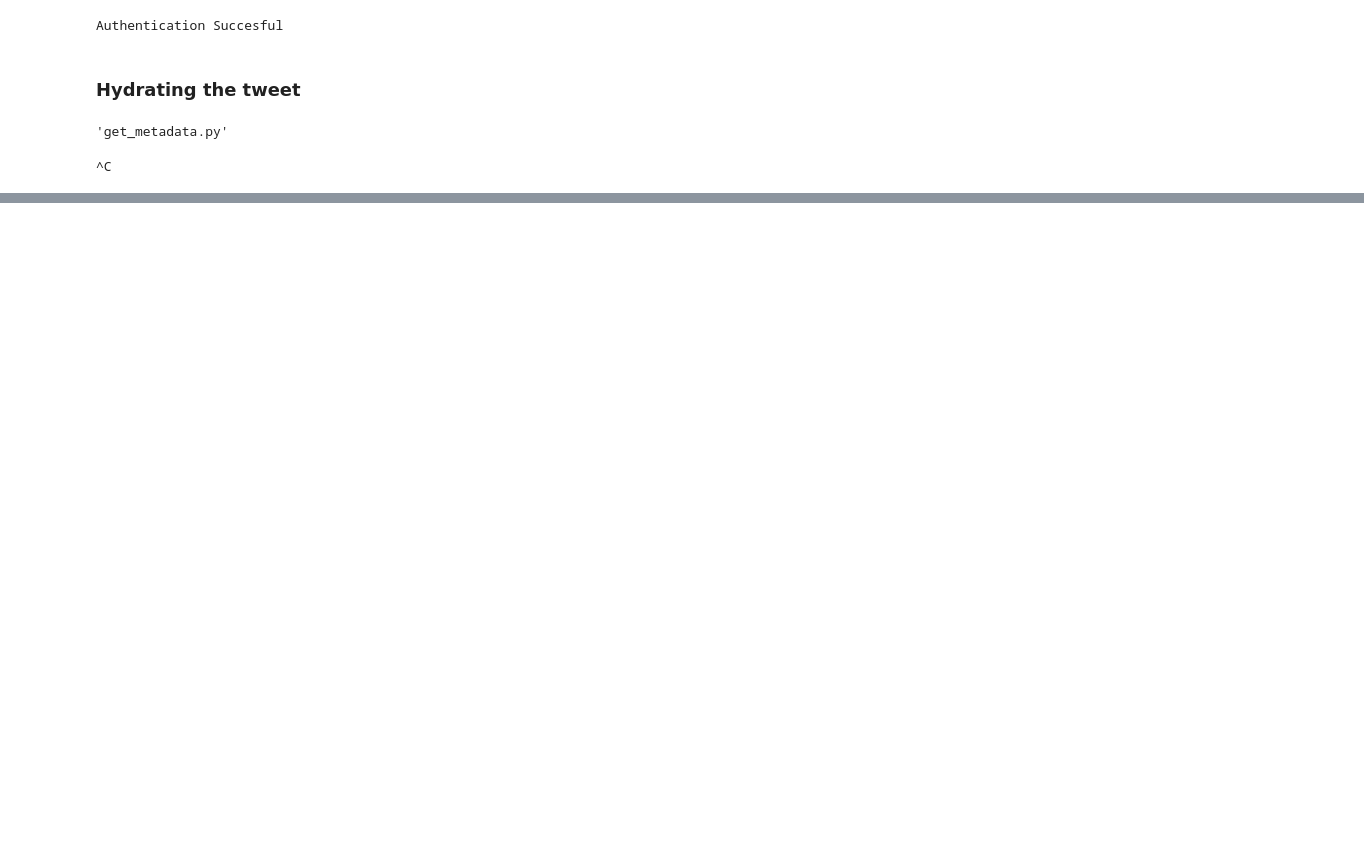
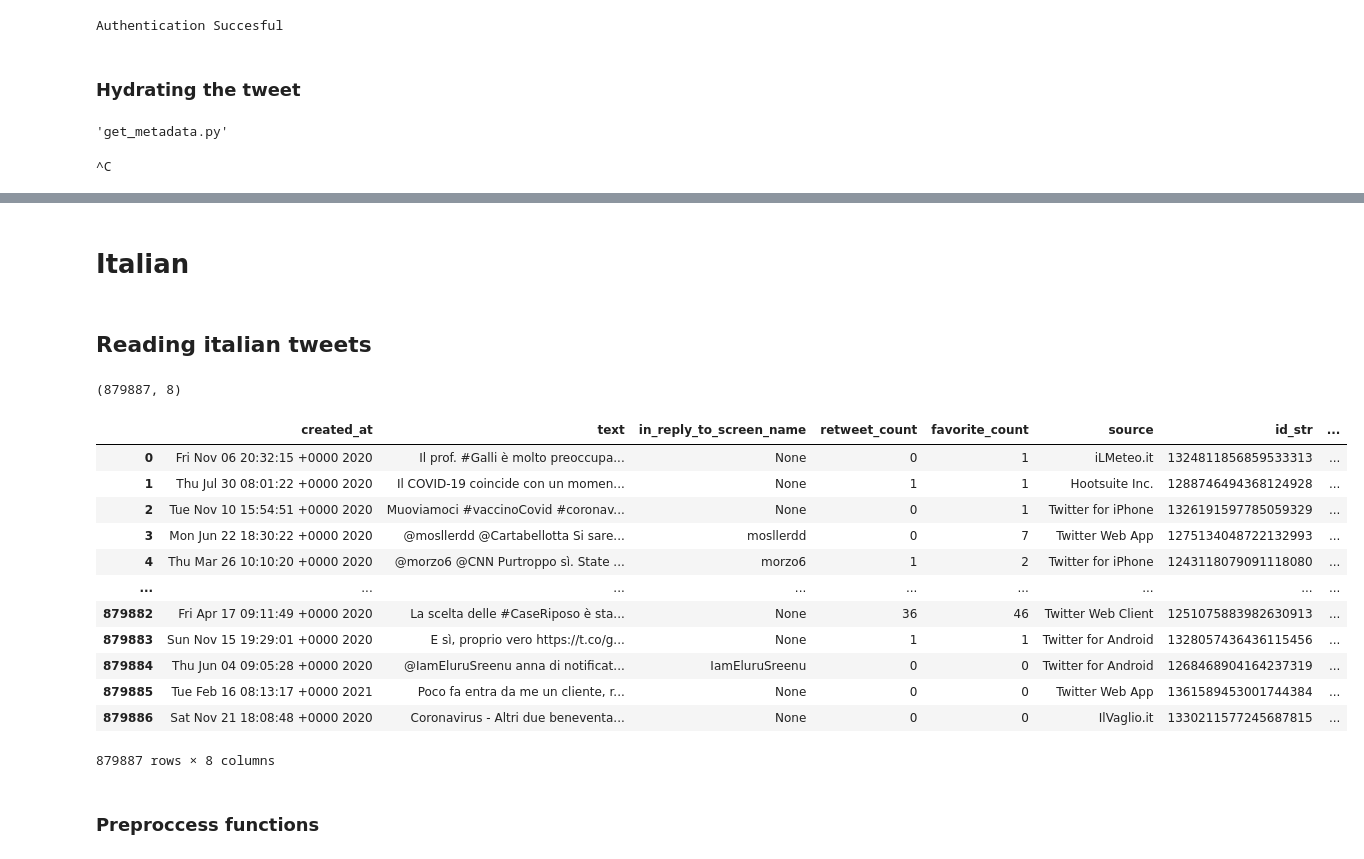
Before and after one commit to imsarmiento/NLP_202110, a Jupyter notebook: Stage 1/twitterOpenDB.ipynb, the cells around one changed output, grey strips where cells are left out. Drawn from its saved outputs; the diff is of its cells as text; code cells hidden in the pictures; blank space fills up the shorter version.

Commit message:
Twitter from Open Database

```diff
--- a/Stage 1/twitterOpenDB.ipynb
+++ b/Stage 1/twitterOpenDB.ipynb
@@ -42,25 +42,26 @@ import ipywidgets as widgets
 import numpy as np
 import pandas as pd
 # %%
-dataset_URL = "https://github.com/thepanacealab/covid19_twitter/blob/master/dailies/2021-01-20/2021-01-20_clean-dataset.tsv.gz?raw=true"
+# dataset_URL = "https://github.com/thepanacealab/covid19_twitter/blob/master/dailies/2021-01-20/2021-01-20_clean-dataset.tsv.gz?raw=true"
 #@param {type:"string"}
 
-
+full_dataset_path = 'datasets/full_dataset_clean.tsv.gz'
+uncompressed_path = 'datasets/full_dataset_clean.tsv'
 #Downloads the dataset (compressed in a GZ format)
 #!wget dataset_URL -O clean-dataset.tsv.gz
-wget.download(dataset_URL, out='clean-dataset.tsv.gz')
+# wget.download(dataset_URL, out='clean-dataset.tsv.gz')
 
 #Unzips the dataset and gets the TSV dataset
-with gzip.open('clean-dataset.tsv.gz', 'rb') as f_in:
-    with open('clean-dataset.tsv', 'wb') as f_out:
+with gzip.open(full_dataset_path, 'rb') as f_in:
+    with open(uncompressed_path, 'wb') as f_out:
         shutil.copyfileobj(f_in, f_out)
 
 #Deletes the compressed GZ file
-os.unlink("clean-dataset.tsv.gz")
+# os.unlink("clean-dataset.tsv.gz")
 
 #Gets all possible languages from the dataset
-df = pd.read_csv('clean-dataset.tsv',sep="\t")
-lang_list = df.lang.unique()
-lang_list= sorted(np.append(lang_list,'all'))
-lang_picker = widgets.Dropdown(options=lang_list, value="all")
-lang_picker
+df = pd.read_csv(uncompressed_path,sep="\t")
+# lang_list = df.lang.unique()
+# lang_list= sorted(np.append(lang_list,'all'))
+# lang_picker = widgets.Dropdown(options=lang_list, value="all")
+# lang_picker
@@ -74,7 +77,7 @@ filtered_language = lang_picker.value
 
 #If no language specified, it will get all records from the dataset
 if filtered_language == "":
-  copyfile('clean-dataset.tsv', 'clean-dataset-filtered.tsv')
+  copyfile(f'clean-dataset.tsv', f'clean-dataset-filtered_{lang_picker.value}.tsv')
 
 #If language specified, it will create another tsv file with the filtered records
 else:
@@ -94,7 +97,7 @@ else:
   print('\033[1mShowing first 5 tweets from the filtered dataset\033[0m')
   print(filtered_tw[1:(6 if len(filtered_tw) > 6 else len(filtered_tw))])
 
-  with open('clean-dataset-filtered.tsv', 'w') as f_output:
+  with open(f'clean-dataset-filtered_{lang_picker.value}.tsv', 'w') as f_output:
       for item in filtered_tw:
           f_output.write(item)
 # %% [output]
@@ -167,0 +206,32 @@ df.shape
+# %% [markdown]
+# Italian
+# %% [markdown]
+## Reading italian tweets
+# %%
+
+import json
+file = open('./datasets/italian/hydrated_tweets_it_short.json', 'r')
+data = []
+for line in file:
+    data.append(json.loads(line))
+
+italian_raw = pd.json_normalize(data)
+print(italian_raw.shape)
+italian_raw
+# %% [output]
+(879887, 8)
+|  | created_at | text | in_reply_to_screen_name | retweet_count | favorite_count | source | id_str | ... |
+| 0 | Fri Nov 06 20:32:15 +0000 2020 | Il prof. #Galli è molto preoccupa... | None | 0 | 1 | iLMeteo.it | 1324811856859533313 | ... |
+| 1 | Thu Jul 30 08:01:22 +0000 2020 | Il COVID-19 coincide con un momen... | None | 1 | 1 | Hootsuite Inc. | 1288746494368124928 | ... |
+| 2 | Tue Nov 10 15:54:51 +0000 2020 | Muoviamoci #vaccinoCovid #coronav... | None | 0 | 1 | Twitter for iPhone | 1326191597785059329 | ... |
+| 3 | Mon Jun 22 18:30:22 +0000 2020 | @mosllerdd @Cartabellotta Si sare... | mosllerdd | 0 | 7 | Twitter Web App | 1275134048722132993 | ... |
+| 4 | Thu Mar 26 10:10:20 +0000 2020 | @morzo6 @CNN Purtroppo sì. State ... | morzo6 | 1 | 2 | Twitter for iPhone | 1243118079091118080 | ... |
+| ... | ... | ... | ... | ... | ... | ... | ... | ... |
+| 879882 | Fri Apr 17 09:11:49 +0000 2020 | La scelta delle #CaseRiposo è sta... | None | 36 | 46 | Twitter Web Client | 1251075883982630913 | ... |
+| 879883 | Sun Nov 15 19:29:01 +0000 2020 | E sì, proprio vero https://t.co/g... | None | 1 | 1 | Twitter for Android | 1328057436436115456 | ... |
+| 879884 | Thu Jun 04 09:05:28 +0000 2020 | @IamEluruSreenu anna di notificat... | IamEluruSreenu | 0 | 0 | Twitter for Android | 1268468904164237319 | ... |
+| 879885 | Tue Feb 16 08:13:17 +0000 2021 | Poco fa entra da me un cliente, r... | None | 0 | 0 | Twitter Web App | 1361589453001744384 | ... |
+| 879886 | Sat Nov 21 18:08:48 +0000 2020 | Coronavirus - Altri due beneventa... | None | 0 | 0 | IlVaglio.it | 1330211577245687815 | ... |
+879887 rows × 8 columns
+# %% [markdown]
+### Preproccess functions
```
Also changed, not shown: parts of 40 cells of this notebook, 4 other files.
